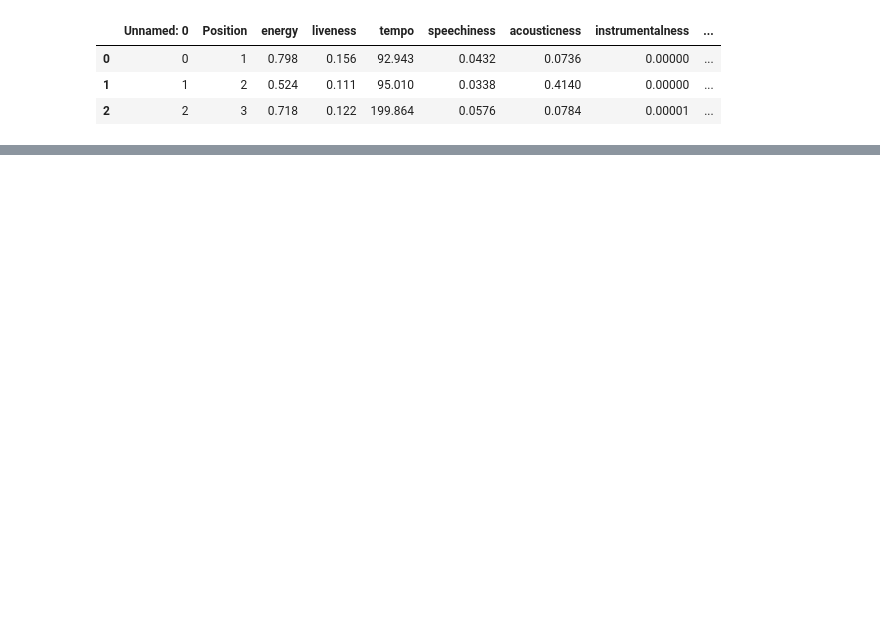
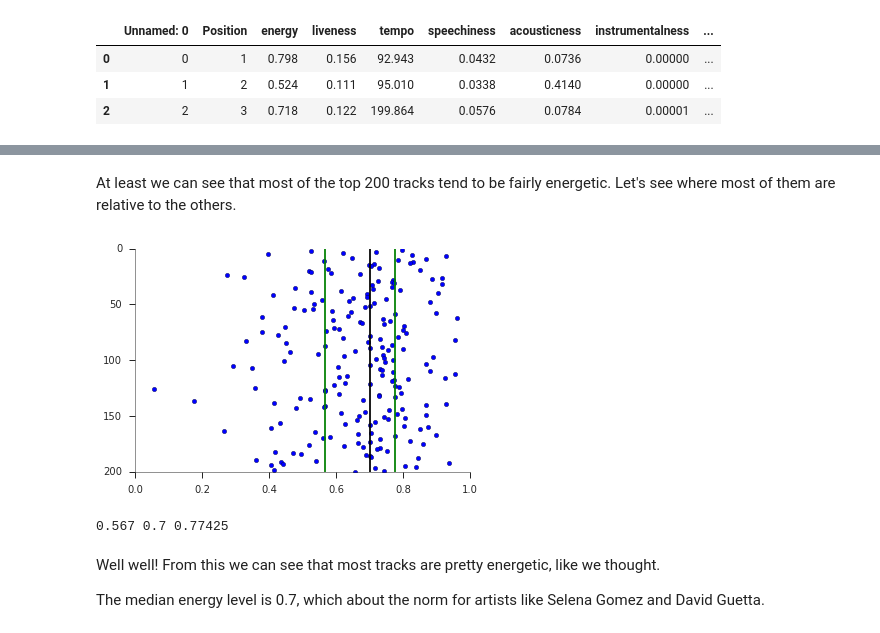
Before and after one commit to jav094/Data-Equals-Music, a Jupyter notebook: data_equals_music_analysis.ipynb, the cells around one changed output, grey strips where cells are left out. Drawn from its saved outputs; the diff is of its cells as text; code cells hidden in the pictures; blank space fills up the shorter version.

```diff
--- a/data_equals_music_analysis.ipynb
+++ b/data_equals_music_analysis.ipynb
@@ -48,0 +92,30 @@ df.shape
+# %% [markdown]
+At least we can see that most of the top 200 tracks tend to be fairly energetic. Let's see where most of them are relative to the others.
+# %%
+e = df.energy
+p_25 = np.percentile(e, 25) # Returns 25th percentile of the "energy" feature
+p_50 = np.percentile(e, 50)
+p_75 = np.percentile(e, 75)
+
+# Same plot as before, plus lines for the percentiles
+plt.scatter(df["energy"], y)
+plt.axis((0.0,1.0,0,200))
+plt.gca().invert_yaxis()
+sns.despine()
+
+# Just so we can see them, let's give the lines some colors
+plt.axvline(x=p_25, color="Green")
+plt.axvline(x=p_50, color="Black")
+plt.axvline(x=p_75, color="Green")
+
+plt.show()
+# %% [output]
+[figure, added]
+# %%
+print p_25, p_50, p_75
+# %% [output]
+0.567 0.7 0.77425
+# %% [markdown]
+Well well! From this we can see that most tracks are pretty energetic, like we thought.
+
+The median energy level is 0.7, which about the norm for artists like Selena Gomez and David Guetta.
```
Also changed, not shown: parts of 20 cells of this notebook.
